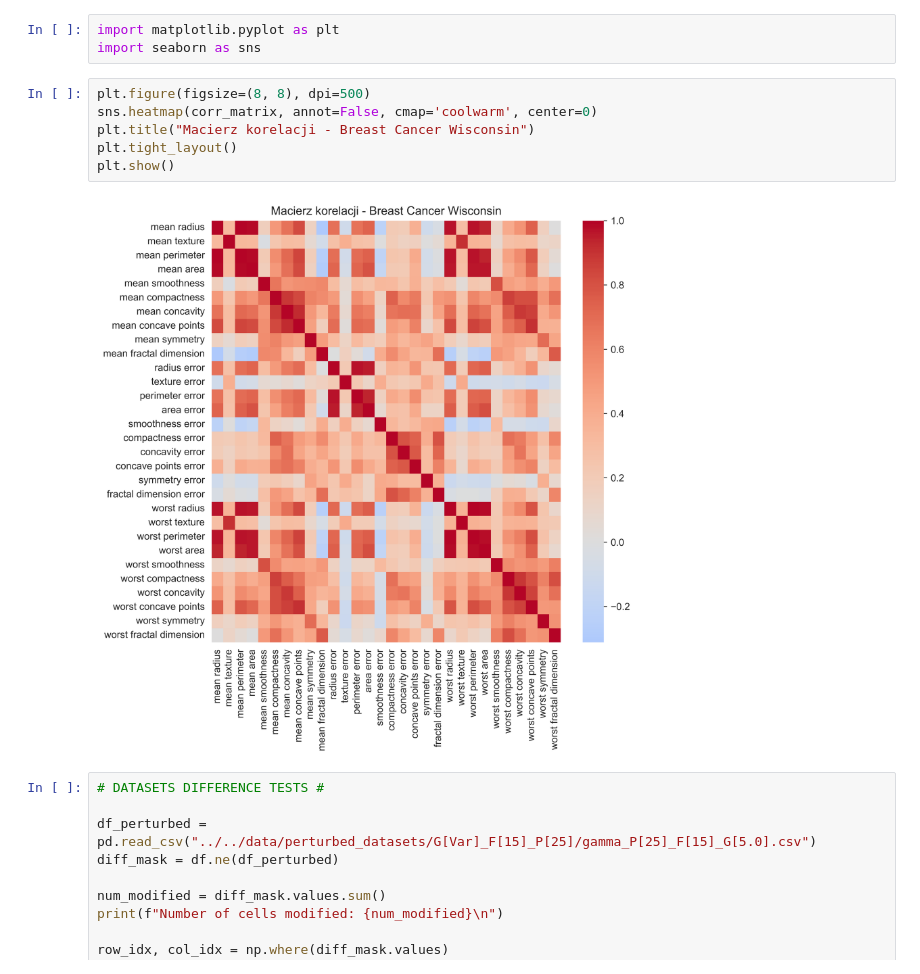
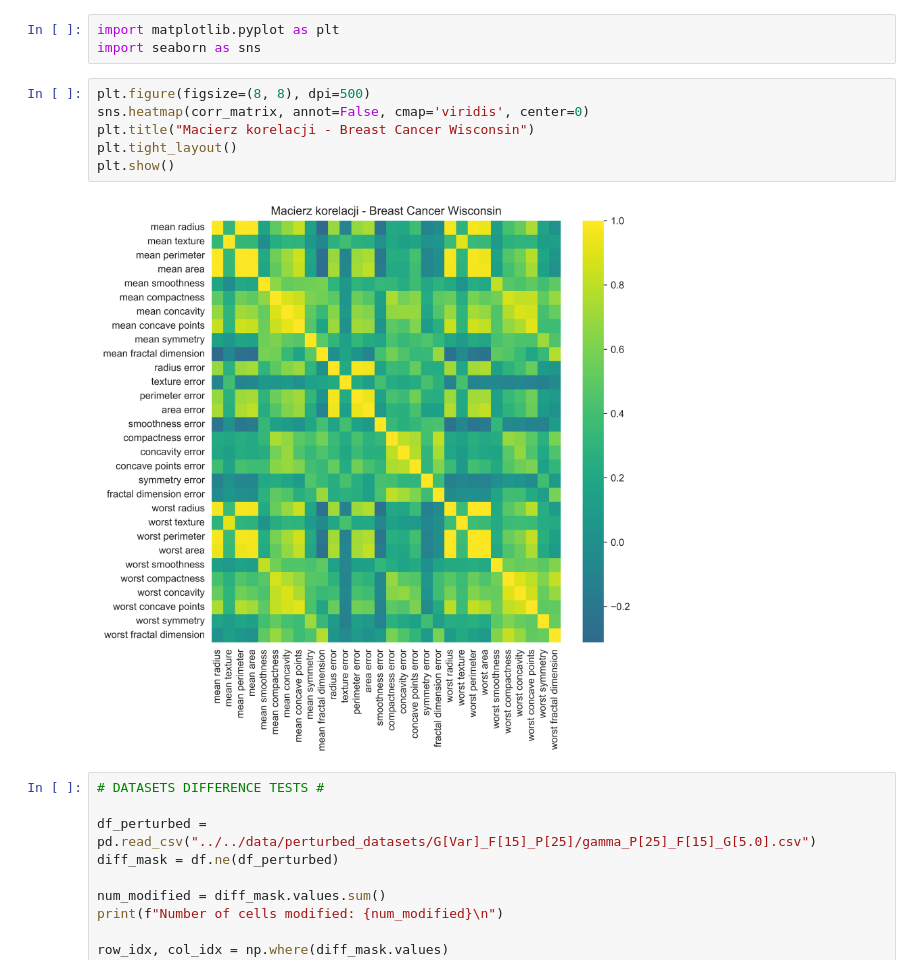
Before and after one commit to Normzxy/Masters-Thesis, a Jupyter notebook: notebooks/breast_cancer/data_tests.ipynb, the cells around one changed output. Cells and saved outputs as stored; diff of their text form.

```diff
--- a/notebooks/breast_cancer/data_tests.ipynb
+++ b/notebooks/breast_cancer/data_tests.ipynb
@@ -77,12 +77,12 @@ import matplotlib.pyplot as plt
 import seaborn as sns
 # %%
 plt.figure(figsize=(8, 8), dpi=500)
-sns.heatmap(corr_matrix, annot=False, cmap='coolwarm', center=0)
+sns.heatmap(corr_matrix, annot=False, cmap='viridis', center=0)
 plt.title("Macierz korelacji - Breast Cancer Wisconsin")
 plt.tight_layout()
 plt.show()
 # %% [output]
-[figure, old version]
+[figure, new version]
 # %%
 # DATASETS DIFFERENCE TESTS #
 
```
Also changed, not shown: 7 other files.
